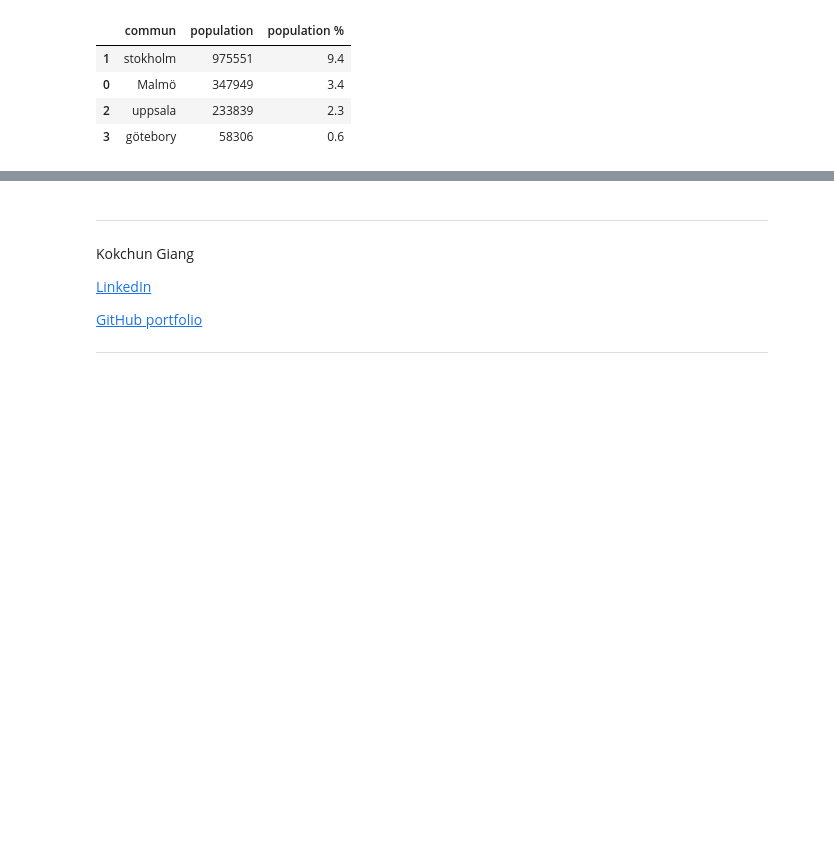
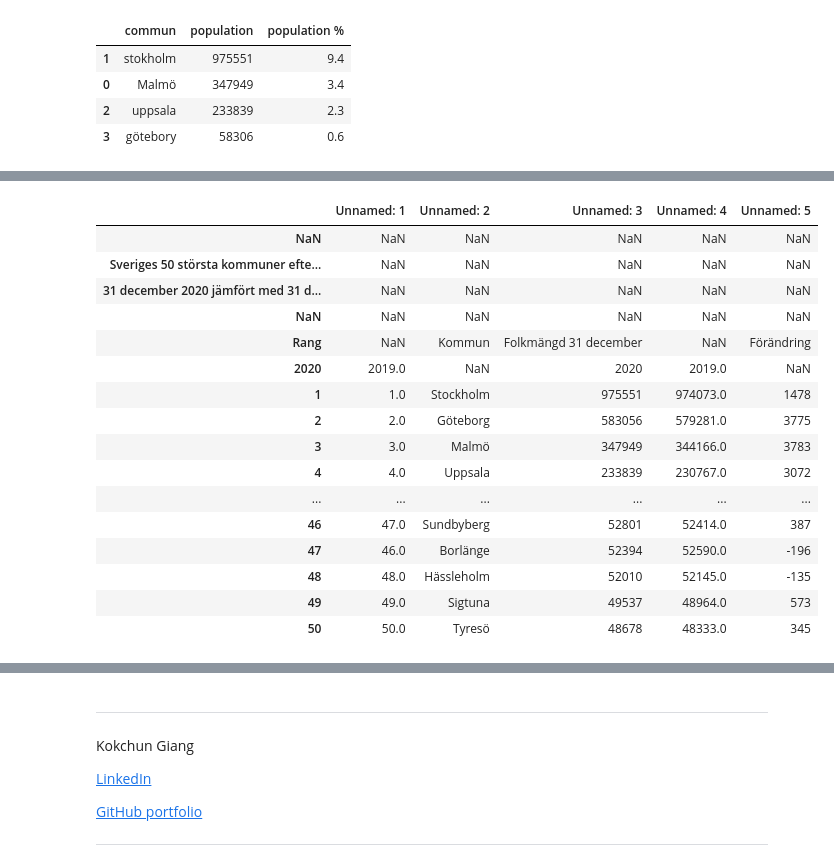
Before and after one commit to Horieh1989/DataProcceccing1, a Jupyter notebook: Exercises/E00_pandas_basic_syntax.ipynb, the cells around one changed output, grey strips where cells are left out. Cells and saved outputs as stored; diff of their text form; code cells hidden in the pictures; blank space fills up the shorter version.

```diff
--- a/Exercises/E00_pandas_basic_syntax.ipynb
+++ b/Exercises/E00_pandas_basic_syntax.ipynb
@@ -219,3 +219,29 @@ f)
 <img align="left" src="../assets/city_sizes.png" height="200"/>
 
 </details>
+# %%
+import pandas as pd
+import numpy as np
+
+file_path = r"C:\Users\horie\DataProcceccing\stocksdata\komtopp50_2020.xlsx"
+Topp=pd.read_excel(file_path, index_col=0)
+df=pd.DataFrame(Topp)
+df
+# %% [output]
+|  | Unnamed: 1 | Unnamed: 2 | Unnamed: 3 | Unnamed: 4 | Unnamed: 5 |
+| NaN | NaN | NaN | NaN | NaN | NaN |
+| Sveriges 50 största kommuner efte... | NaN | NaN | NaN | NaN | NaN |
+| 31 december 2020 jämfört med 31 d... | NaN | NaN | NaN | NaN | NaN |
+| NaN | NaN | NaN | NaN | NaN | NaN |
+| Rang | NaN | Kommun | Folkmängd 31 december | NaN | Förändring |
+| 2020 | 2019.0 | NaN | 2020 | 2019.0 | NaN |
+| 1 | 1.0 | Stockholm | 975551 | 974073.0 | 1478 |
+| 2 | 2.0 | Göteborg | 583056 | 579281.0 | 3775 |
+| 3 | 3.0 | Malmö | 347949 | 344166.0 | 3783 |
+| 4 | 4.0 | Uppsala | 233839 | 230767.0 | 3072 |
+| ... | ... | ... | ... | ... | ... |
+| 46 | 47.0 | Sundbyberg | 52801 | 52414.0 | 387 |
+| 47 | 46.0 | Borlänge | 52394 | 52590.0 | -196 |
+| 48 | 48.0 | Hässleholm | 52010 | 52145.0 | -135 |
+| 49 | 49.0 | Sigtuna | 49537 | 48964.0 | 573 |
+| 50 | 50.0 | Tyresö | 48678 | 48333.0 | 345 |
```
Also changed, not shown: parts of 3 cells of this notebook.
